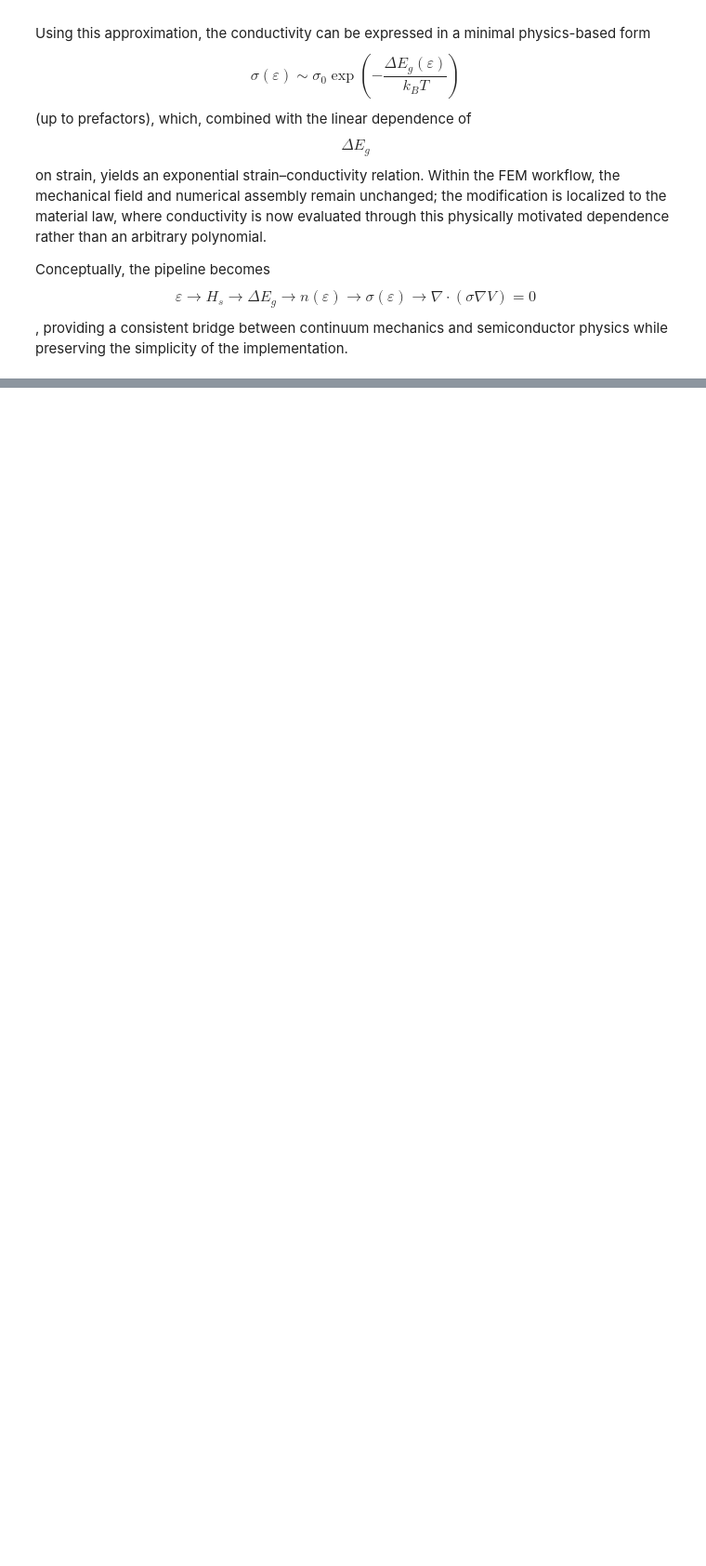
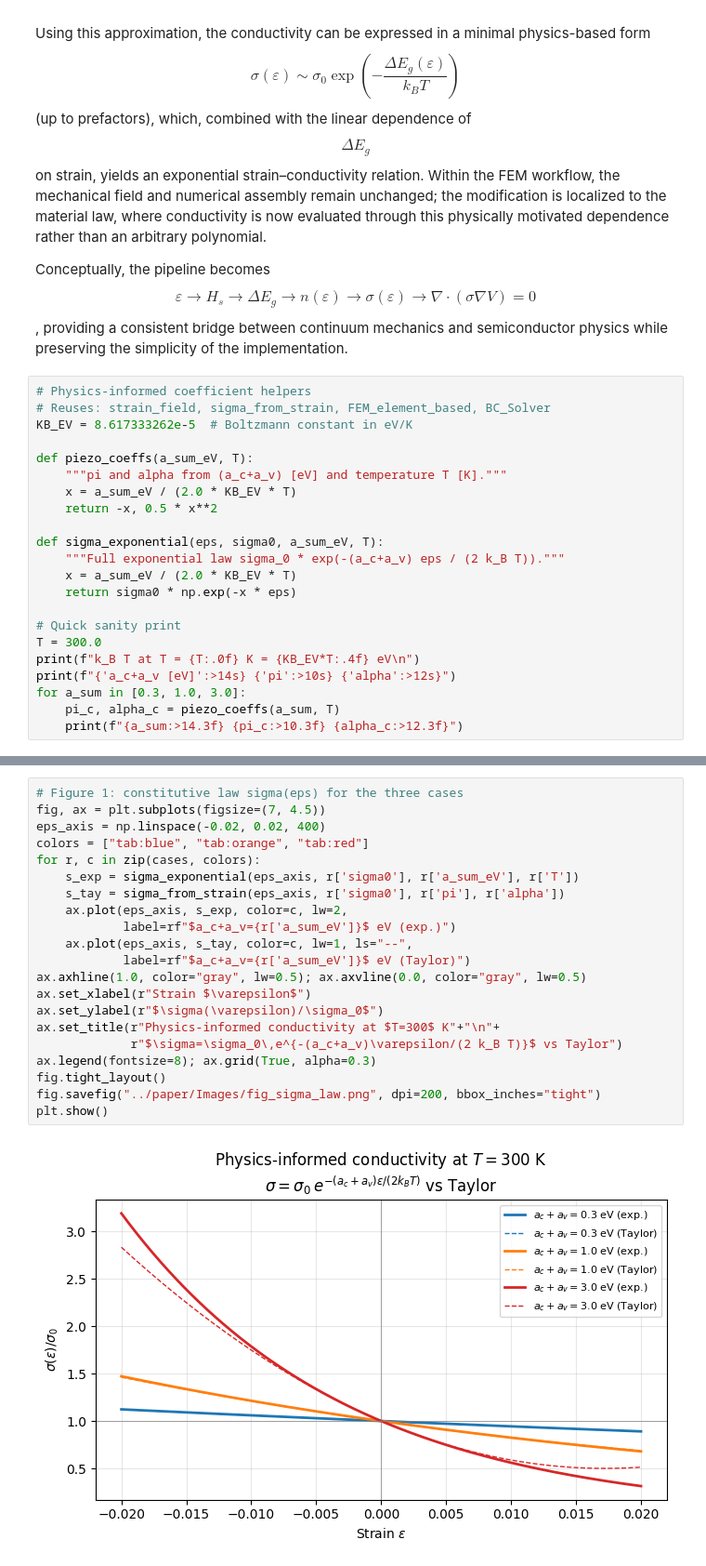
Before and after one commit to ShahYusufSafi/Piezoresistivity-simulations, a Jupyter notebook: ParametricSolution/FEM.ipynb, the cells around one changed output, grey strips where cells are left out. Shown at 93% size. Saved outputs shown, nothing was run; the diff lists cells and outputs as text; blank space fills up the shorter version.

Commit message:
Add LaTeX paper framework and update notebooks

```diff
--- a/ParametricSolution/FEM.ipynb
+++ b/ParametricSolution/FEM.ipynb
@@ -343,3 +365,25 @@ To connect this band-structure change to macroscopic transport, a standard appro
 Using this approximation, the conductivity can be expressed in a minimal physics-based form $$\sigma(\varepsilon) \sim \sigma_0 \exp\!\left(-\frac{\Delta E_g(\varepsilon)}{k_B T}\right)$$ (up to prefactors), which, combined with the linear dependence of $$\Delta E_g$$ on strain, yields an exponential strain–conductivity relation. Within the FEM workflow, the mechanical field and numerical assembly remain unchanged; the modification is localized to the material law, where conductivity is now evaluated through this physically motivated dependence rather than an arbitrary polynomial.
 
 Conceptually, the pipeline becomes $$\varepsilon \rightarrow H_s \rightarrow \Delta E_g \rightarrow n(\varepsilon) \rightarrow \sigma(\varepsilon) \rightarrow \nabla \cdot (\sigma \nabla V) = 0$$, providing a consistent bridge between continuum mechanics and semiconductor physics while preserving the simplicity of the implementation.
+# %%
+# Physics-informed coefficient helpers
+# Reuses: strain_field, sigma_from_strain, FEM_element_based, BC_Solver
+KB_EV = 8.617333262e-5  # Boltzmann constant in eV/K
+
+def piezo_coeffs(a_sum_eV, T):
+    """pi and alpha from (a_c+a_v) [eV] and temperature T [K]."""
+    x = a_sum_eV / (2.0 * KB_EV * T)
+    return -x, 0.5 * x**2
+
+def sigma_exponential(eps, sigma0, a_sum_eV, T):
+    """Full exponential law sigma_0 * exp(-(a_c+a_v) eps / (2 k_B T))."""
+    x = a_sum_eV / (2.0 * KB_EV * T)
+    return sigma0 * np.exp(-x * eps)
+
+# Quick sanity print
+T = 300.0
+print(f"k_B T at T = {T:.0f} K = {KB_EV*T:.4f} eV\n")
+print(f"{'a_c+a_v [eV]':>14s} {'pi':>10s} {'alpha':>12s}")
+for a_sum in [0.3, 1.0, 3.0]:
+    pi_c, alpha_c = piezo_coeffs(a_sum, T)
+    print(f"{a_sum:>14.3f} {pi_c:>10.3f} {alpha_c:>12.3f}")
@@ -345,0 +458,23 @@ Conceptually, the pipeline becomes $$\varepsilon \rightarrow H_s \rightarrow \De
+# %%
+# Figure 1: constitutive law sigma(eps) for the three cases
+fig, ax = plt.subplots(figsize=(7, 4.5))
+eps_axis = np.linspace(-0.02, 0.02, 400)
+colors = ["tab:blue", "tab:orange", "tab:red"]
+for r, c in zip(cases, colors):
+    s_exp = sigma_exponential(eps_axis, r['sigma0'], r['a_sum_eV'], r['T'])
+    s_tay = sigma_from_strain(eps_axis, r['sigma0'], r['pi'], r['alpha'])
+    ax.plot(eps_axis, s_exp, color=c, lw=2,
+            label=rf"$a_c+a_v={r['a_sum_eV']}$ eV (exp.)")
+    ax.plot(eps_axis, s_tay, color=c, lw=1, ls="--",
+            label=rf"$a_c+a_v={r['a_sum_eV']}$ eV (Taylor)")
+ax.axhline(1.0, color="gray", lw=0.5); ax.axvline(0.0, color="gray", lw=0.5)
+ax.set_xlabel(r"Strain $\varepsilon$")
+ax.set_ylabel(r"$\sigma(\varepsilon)/\sigma_0$")
+ax.set_title(r"Physics-informed conductivity at $T=300$ K"+"\n"+
+             r"$\sigma=\sigma_0\,e^{-(a_c+a_v)\varepsilon/(2 k_B T)}$ vs Taylor")
+ax.legend(fontsize=8); ax.grid(True, alpha=0.3)
+fig.tight_layout()
+fig.savefig("../paper/Images/fig_sigma_law.png", dpi=200, bbox_inches="tight")
+plt.show()
+# %% [output]
+[figure, added]
```
Also changed, not shown: parts of 6 cells of this notebook, 4 other files.
